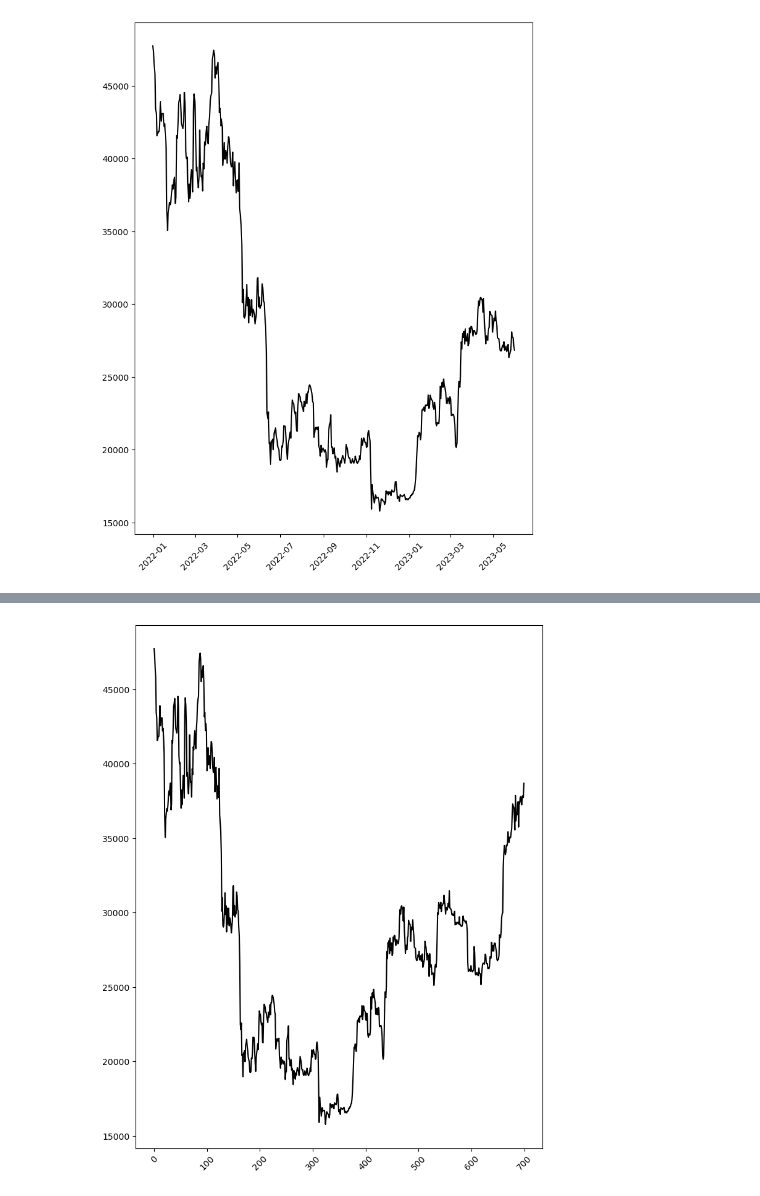
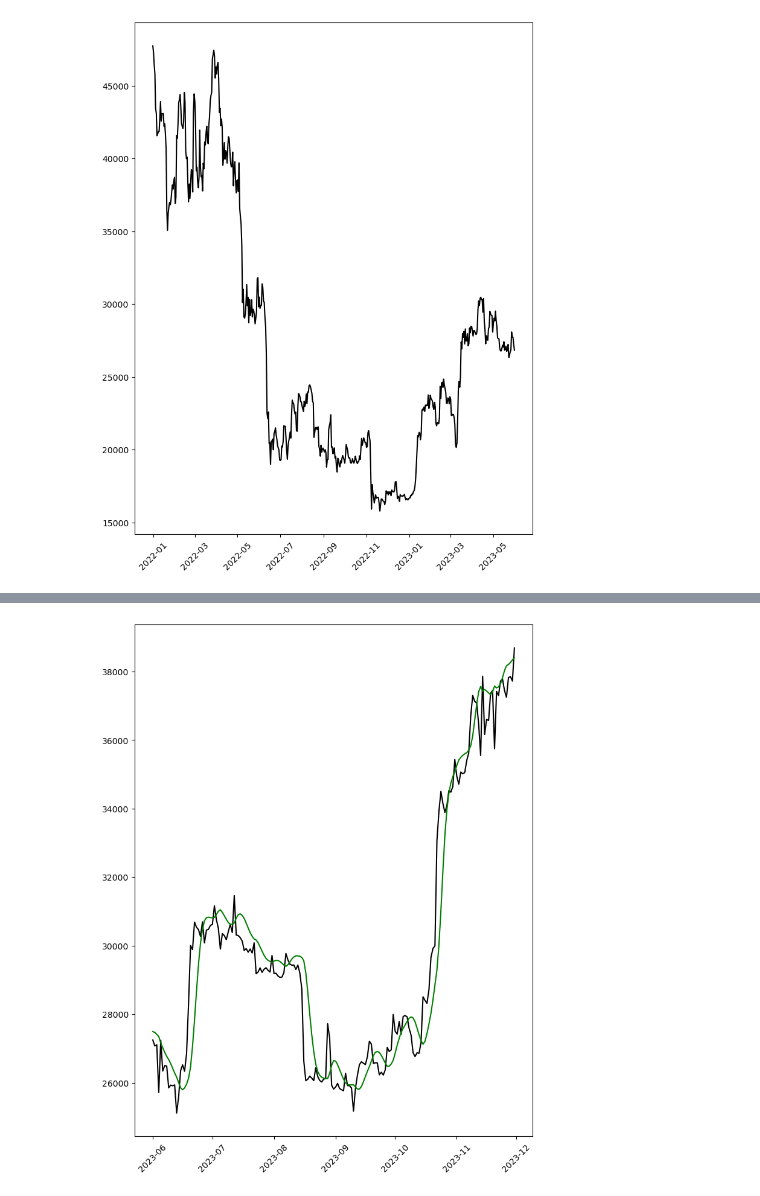
Before and after one commit to ArtemChemist/crypto, a Jupyter notebook: test cbpro.ipynb, the cells around one changed output, grey strips where cells are left out. Cells and saved outputs as stored; diff of their text form; code cells hidden in the pictures.

```diff
--- a/test cbpro.ipynb
+++ b/test cbpro.ipynb
@@ -56,7 +56,7 @@ for tick in ax.get_xticklabels():
 scaler  = MinMaxScaler(feature_range=(0,1))
 scaled_data = scaler.fit_transform(np.array(df_hist_data['BTC_close'].values).reshape(-1,1) )
 # %%
-prediction_days = 60
+prediction_days = 15
 x_train = []
 y_train = []
 
@@ -116,4 +115,4 @@ _________________________________________________________________
          [[{{node gradients/split_1_grad/concat/split_1/split_dim}}]]
 # %%
-model.fit(x_train, y_train, epochs=25, batch_size=8)
+model.fit(x_train, y_train, epochs=20, batch_size=8)
 # %% [output]
@@ -203,10 +201,16 @@ prediction_prices = scaler.inverse_transform(prediction_prices)
 # %%
+pred_df = pd.DataFrame(prediction_prices)
+pred_df.columns = ['BTC_predicted']
+pred_df = pred_df.reindex(index=pred_df.index[::-1]).reset_index(drop=True)
+plot_test = pd.concat([test_data[['date','BTC_close']], pred_df[['BTC_predicted']]], axis=1)
+
 # Plot data we got
 fig, ax = plt.subplots(1, 1, sharex = True)
 fig.set_figheight(11)
 fig.set_figwidth(8.5)
-ax.plot(total_dataset['BTC_close'], color = 'black', label = 'Historic price')
+ax.plot(plot_test['date'], plot_test['BTC_close'], color = 'black', label = 'Historic price')
+ax.plot(plot_test['date'], plot_test['BTC_predicted'], color = 'green', label = 'Historic price')
 for tick in ax.get_xticklabels():
         tick.set_rotation(45)
 # %% [output]
-[figure, old version]
+[figure, new version]
```
Also changed, not shown: parts of 5 cells of this notebook.
